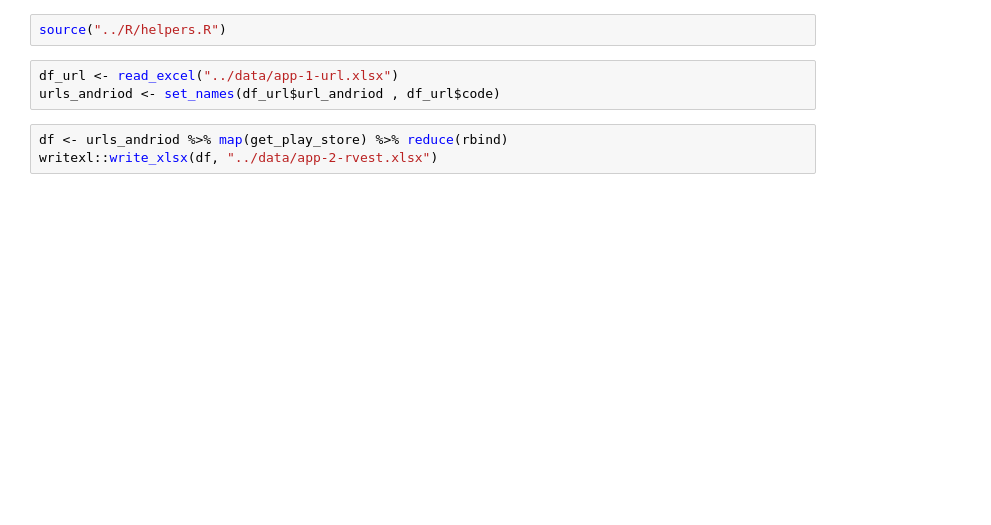
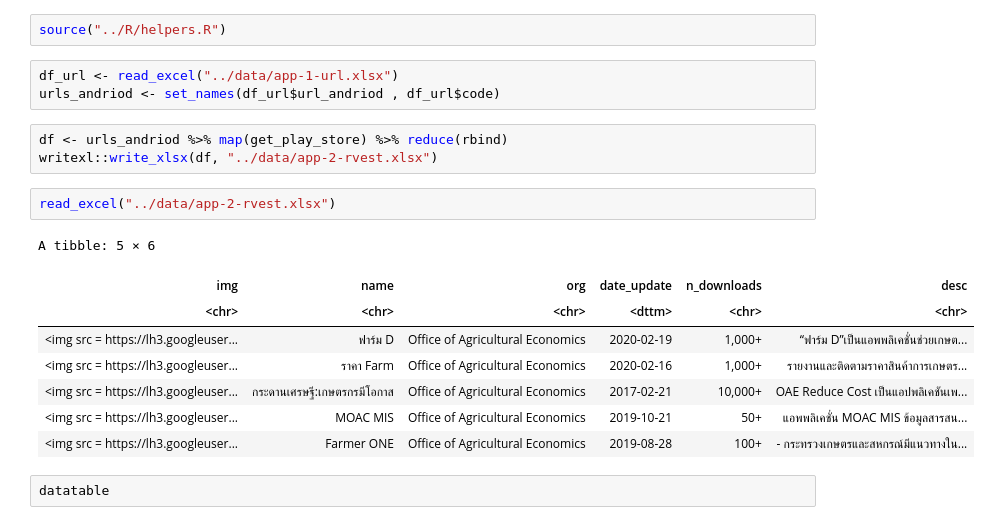
Before and after one commit to piyayut-ch/mobile-app-ag, a Jupyter notebook: dev/rvest.ipynb, the cells around one changed output. Drawn from its saved outputs; the diff is of its cells as text; blank space fills up the shorter version.

```diff
--- a/dev/rvest.ipynb
+++ b/dev/rvest.ipynb
@@ -6,5 +6,18 @@ urls_andriod <- set_names(df_url$url_andriod , df_url$code)
 # %%
 df <- urls_andriod %>% map(get_play_store) %>% reduce(rbind)
 writexl::write_xlsx(df, "../data/app-2-rvest.xlsx")
+# %%
+read_excel("../data/app-2-rvest.xlsx")
+# %% [output]
+A tibble: 5 × 6
+| img | name | org | date_update | n_downloads | desc |
+| <chr> | <chr> | <chr> | <dttm> | <chr> | <chr> |
+| <img src = https://lh3.googleuser... | ฟาร์ม D | Office of Agricultural Economics | 2020-02-19 | 1,000+ | “ฟาร์ม D”เป็นแอพพลิเคชั่นช่วยเกษต... |
+| <img src = https://lh3.googleuser... | ราคา Farm | Office of Agricultural Economics | 2020-02-16 | 1,000+ | รายงานและติดตามราคาสินค้าการเกษตร... |
+| <img src = https://lh3.googleuser... | กระดานเศรษฐี:เกษตรกรมีโอกาส | Office of Agricultural Economics | 2017-02-21 | 10,000+ | OAE Reduce Cost เป็นแอปพลิเคชันเพ... |
+| <img src = https://lh3.googleuser... | MOAC MIS | Office of Agricultural Economics | 2019-10-21 | 50+ | แอพพลิเคชั่น MOAC MIS ข้อมูลสารสน... |
+| <img src = https://lh3.googleuser... | Farmer ONE | Office of Agricultural Economics | 2019-08-28 | 100+ | - กระทรวงเกษตรและสหกรณ์มีแนวทางใน... |
+# %%
+datatable
 # %%
 tbl_colnames <- c("", "ชื่อ", "องค์กร", "วันที่ update", "จำนวนโหลด", "คำอธิบาย")
```
Also changed, not shown: parts of 2 cells of this notebook, 3 other files.
